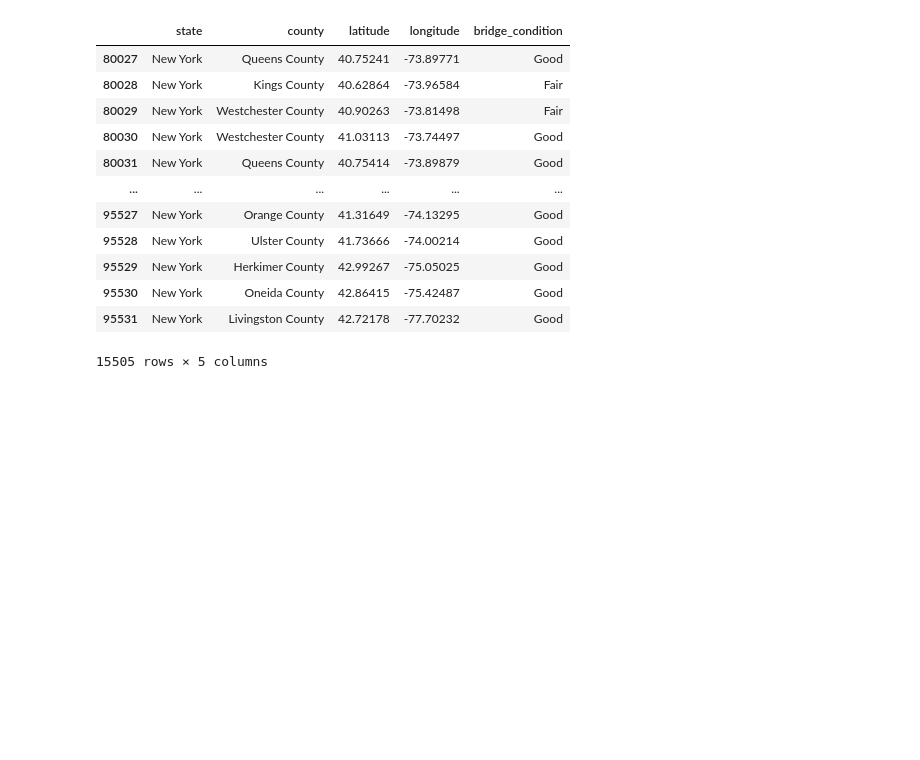
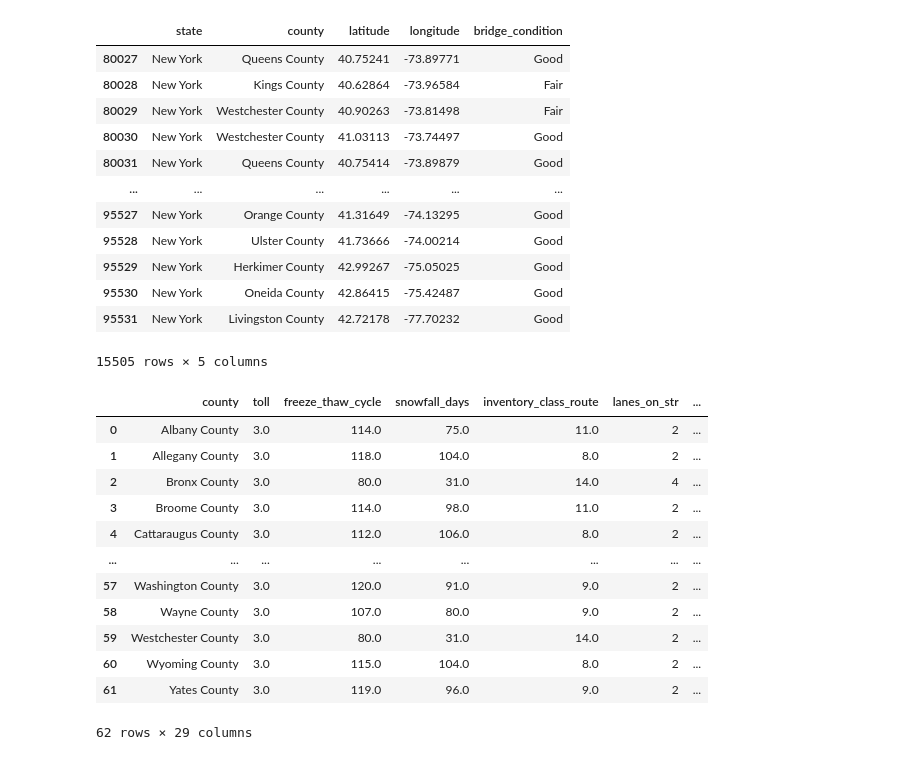
Before and after one commit to Milenaafeworki/Bridges-Condition-Classification, a Jupyter notebook: Visualizations.ipynb, the cells around one changed output. Cells and saved outputs as stored; diff of their text form; code cells hidden in the pictures; blank space fills up the shorter version.

```diff
--- a/Visualizations.ipynb
+++ b/Visualizations.ipynb
@@ -670,6 +671,21 @@ ny_dfx[ny_dfx['state']=='  New York']
 # %%
 ny_county = ny_df.groupby('county').median()
 ny_county = ny_county.reset_index()
+ny_county
+# %% [output]
+|  | county | toll | freeze_thaw_cycle | snowfall_days | inventory_class_route | lanes_on_str | ... |
+| 0 | Albany County | 3.0 | 114.0 | 75.0 | 11.0 | 2 | ... |
+| 1 | Allegany County | 3.0 | 118.0 | 104.0 | 8.0 | 2 | ... |
+| 2 | Bronx County | 3.0 | 80.0 | 31.0 | 14.0 | 4 | ... |
+| 3 | Broome County | 3.0 | 114.0 | 98.0 | 11.0 | 2 | ... |
+| 4 | Cattaraugus County | 3.0 | 112.0 | 106.0 | 8.0 | 2 | ... |
+| ... | ... | ... | ... | ... | ... | ... | ... |
+| 57 | Washington County | 3.0 | 120.0 | 91.0 | 9.0 | 2 | ... |
+| 58 | Wayne County | 3.0 | 107.0 | 80.0 | 9.0 | 2 | ... |
+| 59 | Westchester County | 3.0 | 80.0 | 31.0 | 14.0 | 2 | ... |
+| 60 | Wyoming County | 3.0 | 115.0 | 104.0 | 8.0 | 2 | ... |
+| 61 | Yates County | 3.0 | 119.0 | 96.0 | 9.0 | 2 | ... |
+62 rows × 29 columns
 # %%
 # Make an empty map
 m = folium.Map(location=[41,-75], tiles="OpenStreetMap", zoom_start=6)
```
Also changed, not shown: parts of 21 cells of this notebook, 2 other files.
